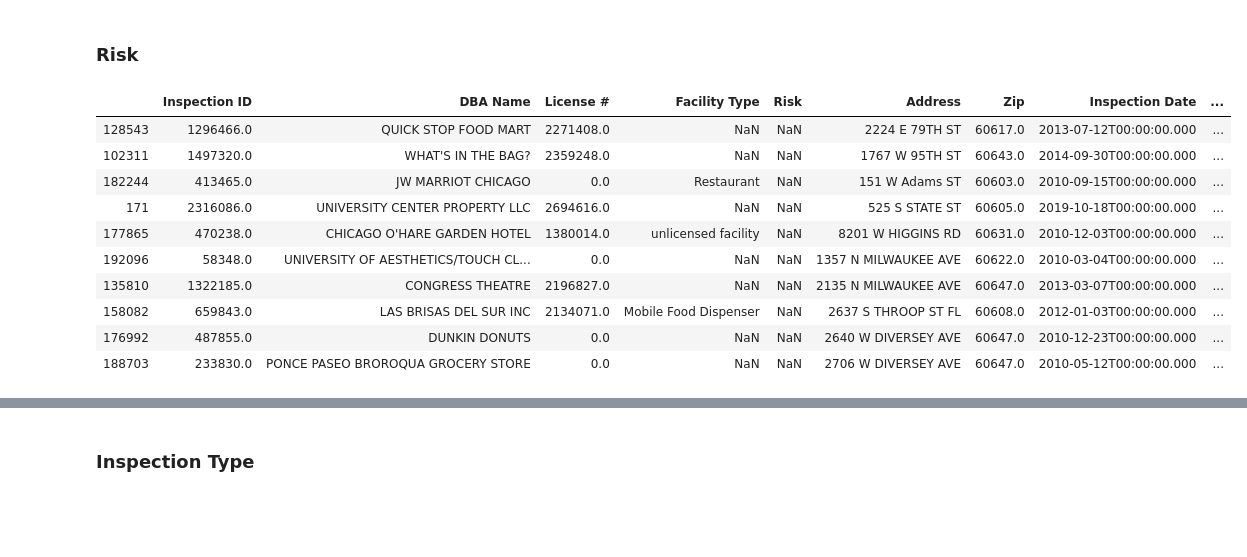
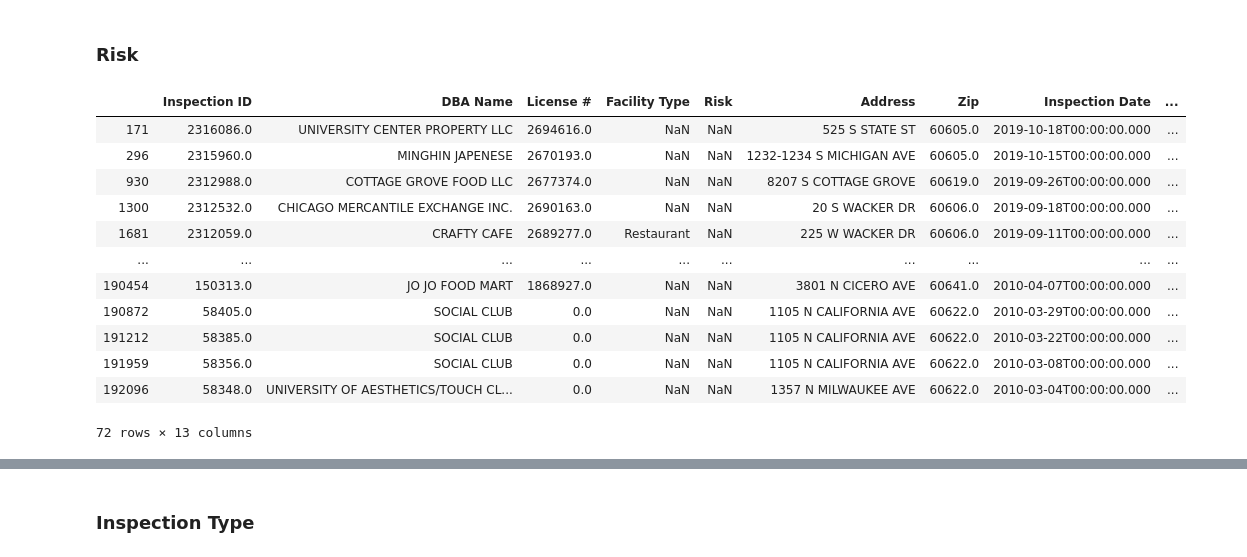
Before and after one commit to pcanas/ada-project-oejp, a Jupyter notebook: proj-notebook.ipynb, the cells around one changed output, grey strips where cells are left out. Drawn from its saved outputs; the diff is of its cells as text; code cells hidden in the pictures; blank space fills up the shorter version.

```diff
--- a/proj-notebook.ipynb
+++ b/proj-notebook.ipynb
@@ -78,7 +85,7 @@ geocode = RateLimiter(locator.geocode, min_delay_seconds=1)
 lats = pd.Series(index=data_wo_latlong.index)
 longs = pd.Series(index=data_wo_latlong.index)
 for name, address in list(zip(data_wo_latlong.index, data_wo_latlong['Address'])):
-    if address == "":
+    if str.isspace(address):
         print('Empty address for ' + name + 'ignored')
         continue
     location = geocode(address + ", Chicago, United States")
@@ -167,16 +197,19 @@ data[data['Facility Type'].apply(pd.isnull)].sample(10)
 # %% [markdown]
 ### Risk
 # %%
-data[data['Risk'].apply(pd.isnull)].sample(10)
+null_risk = data[data['Risk'].apply(pd.isnull)]
+null_risk
 # %% [output]
 |  | Inspection ID | DBA Name | License # | Facility Type | Risk | Address | Zip | Inspection Date | ... |
-| 128543 | 1296466.0 | QUICK STOP FOOD MART | 2271408.0 | NaN | NaN | 2224 E 79TH ST | 60617.0 | 2013-07-12T00:00:00.000 | ... |
-| 102311 | 1497320.0 | WHAT'S IN THE BAG? | 2359248.0 | NaN | NaN | 1767 W 95TH ST | 60643.0 | 2014-09-30T00:00:00.000 | ... |
-| 182244 | 413465.0 | JW MARRIOT CHICAGO | 0.0 | Restaurant | NaN | 151 W Adams ST | 60603.0 | 2010-09-15T00:00:00.000 | ... |
 | 171 | 2316086.0 | UNIVERSITY CENTER PROPERTY LLC | 2694616.0 | NaN | NaN | 525 S STATE ST | 60605.0 | 2019-10-18T00:00:00.000 | ... |
-| 177865 | 470238.0 | CHICAGO O'HARE GARDEN HOTEL | 1380014.0 | unlicensed facility | NaN | 8201 W HIGGINS RD | 60631.0 | 2010-12-03T00:00:00.000 | ... |
+| 296 | 2315960.0 | MINGHIN JAPENESE | 2670193.0 | NaN | NaN | 1232-1234 S MICHIGAN AVE | 60605.0 | 2019-10-15T00:00:00.000 | ... |
+| 930 | 2312988.0 | COTTAGE GROVE FOOD LLC | 2677374.0 | NaN | NaN | 8207 S COTTAGE GROVE | 60619.0 | 2019-09-26T00:00:00.000 | ... |
+| 1300 | 2312532.0 | CHICAGO MERCANTILE EXCHANGE INC. | 2690163.0 | NaN | NaN | 20 S WACKER DR | 60606.0 | 2019-09-18T00:00:00.000 | ... |
+| 1681 | 2312059.0 | CRAFTY CAFE | 2689277.0 | Restaurant | NaN | 225 W WACKER DR | 60606.0 | 2019-09-11T00:00:00.000 | ... |
+| ... | ... | ... | ... | ... | ... | ... | ... | ... | ... |
+| 190454 | 150313.0 | JO JO FOOD MART | 1868927.0 | NaN | NaN | 3801 N CICERO AVE | 60641.0 | 2010-04-07T00:00:00.000 | ... |
+| 190872 | 58405.0 | SOCIAL CLUB | 0.0 | NaN | NaN | 1105 N CALIFORNIA AVE | 60622.0 | 2010-03-29T00:00:00.000 | ... |
+| 191212 | 58385.0 | SOCIAL CLUB | 0.0 | NaN | NaN | 1105 N CALIFORNIA AVE | 60622.0 | 2010-03-22T00:00:00.000 | ... |
+| 191959 | 58356.0 | SOCIAL CLUB | 0.0 | NaN | NaN | 1105 N CALIFORNIA AVE | 60622.0 | 2010-03-08T00:00:00.000 | ... |
 | 192096 | 58348.0 | UNIVERSITY OF AESTHETICS/TOUCH CL... | 0.0 | NaN | NaN | 1357 N MILWAUKEE AVE | 60622.0 | 2010-03-04T00:00:00.000 | ... |
-| 135810 | 1322185.0 | CONGRESS THEATRE | 2196827.0 | NaN | NaN | 2135 N MILWAUKEE AVE | 60647.0 | 2013-03-07T00:00:00.000 | ... |
-| 158082 | 659843.0 | LAS BRISAS DEL SUR INC | 2134071.0 | Mobile Food Dispenser | NaN | 2637 S THROOP ST FL | 60608.0 | 2012-01-03T00:00:00.000 | ... |
-| 176992 | 487855.0 | DUNKIN DONUTS | 0.0 | NaN | NaN | 2640 W DIVERSEY AVE | 60647.0 | 2010-12-23T00:00:00.000 | ... |
-| 188703 | 233830.0 | PONCE PASEO BROROQUA GROCERY STORE | 0.0 | NaN | NaN | 2706 W DIVERSEY AVE | 60647.0 | 2010-05-12T00:00:00.000 | ... |
+72 rows × 13 columns
```
Also changed, not shown: parts of 28 cells of this notebook.
